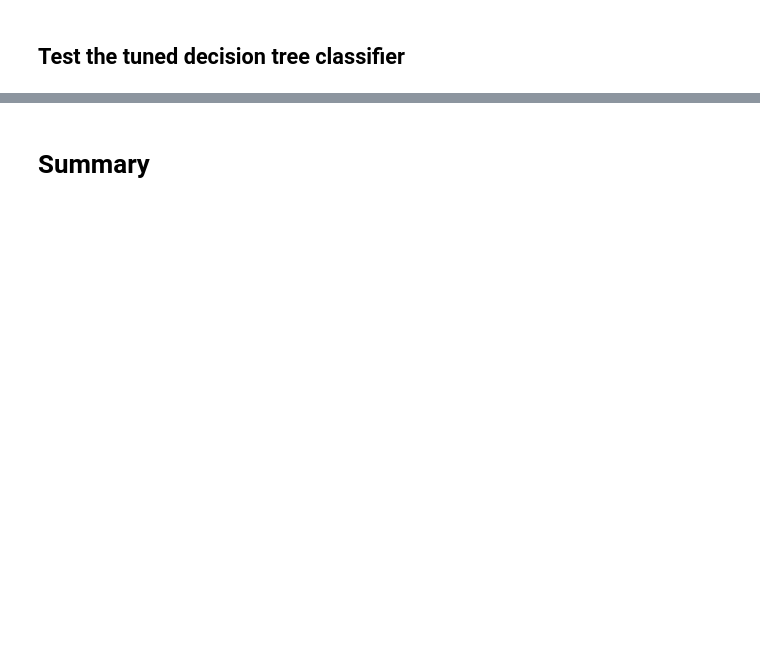
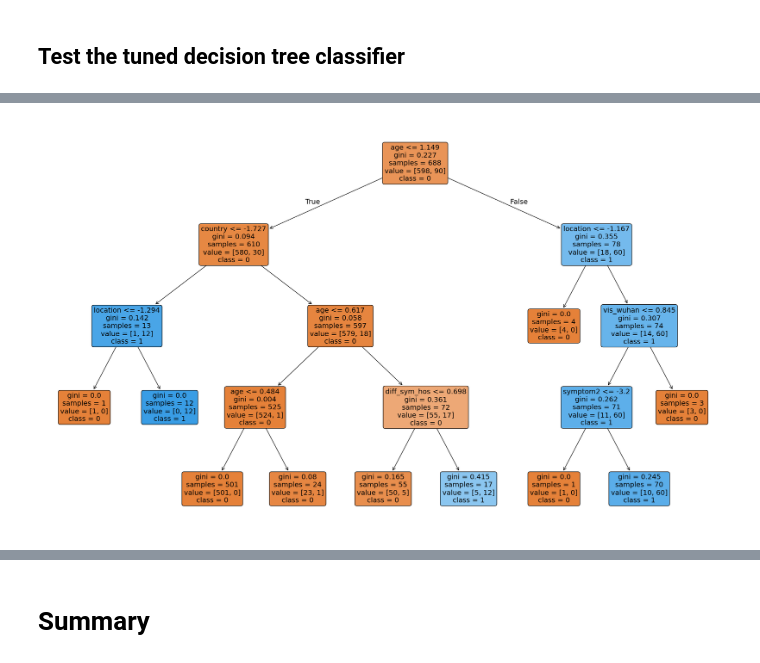
Before and after one commit to mohamedrezk122/covid-19-outcome-prediction, a Jupyter notebook: analysis.ipynb, the cells around one changed output, grey strips where cells are left out. Cells and saved outputs as stored; diff of their text form; code cells hidden in the pictures; blank space fills up the shorter version.

```diff
--- a/analysis.ipynb
+++ b/analysis.ipynb
@@ -536,0 +568,7 @@ weighted avg       0.95      0.94      0.95       173
+# %%
+from sklearn import tree
+plt.figure(figsize=(25, 15))
+tree.plot_tree(dt_tuned, filled=True, class_names=['0','1'], feature_names = raw.columns, rounded=True)
+plt.show()
+# %% [output]
+[figure, added]
```
Also changed, not shown: parts of 10 cells of this notebook.
